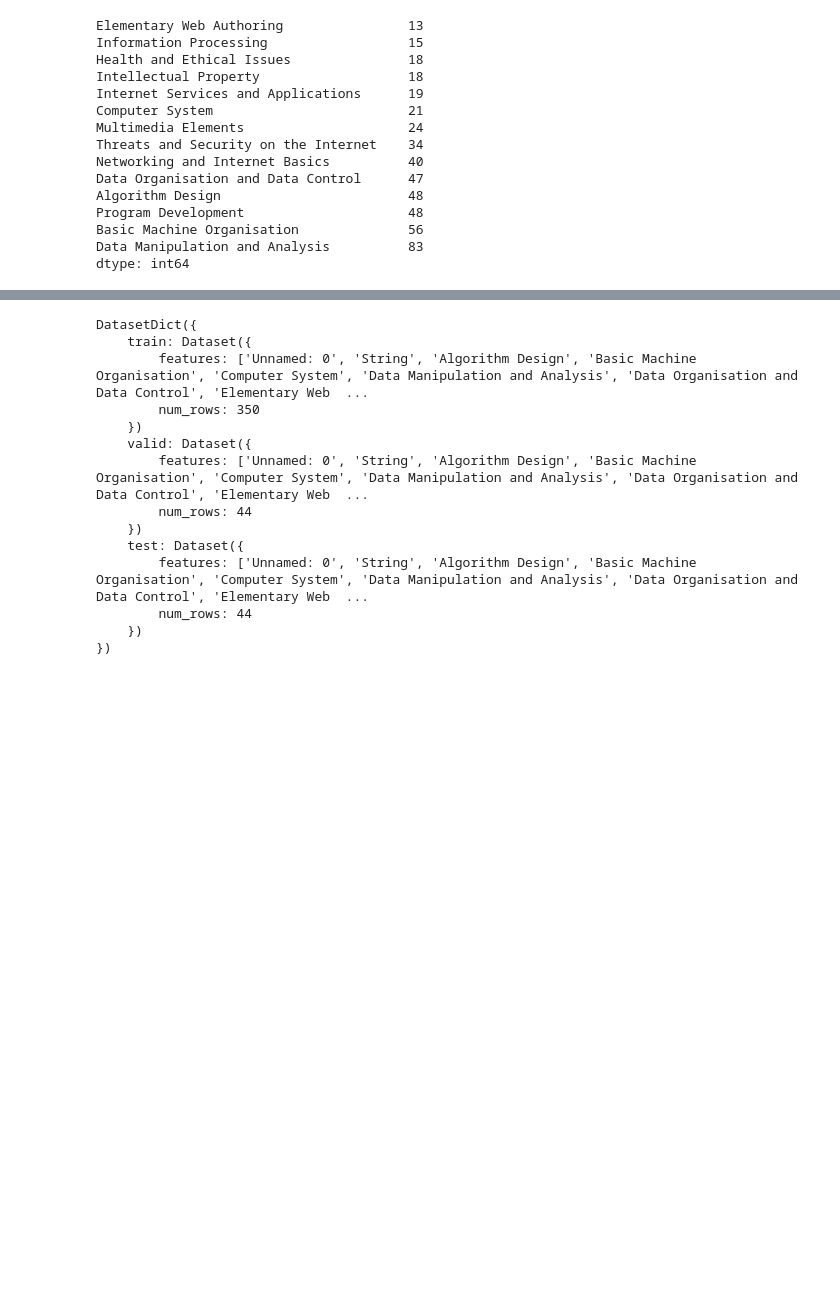
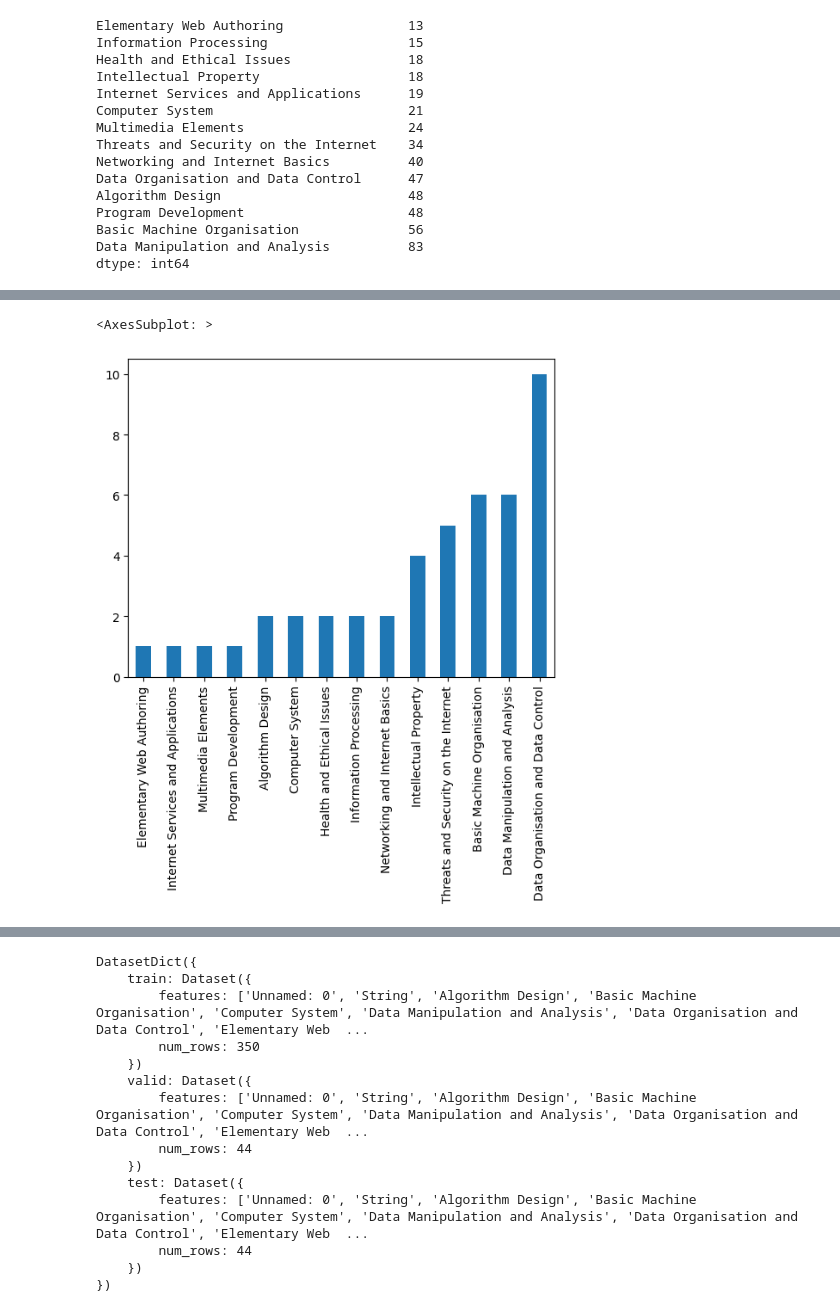
Before and after one commit to libbrary25252/QuestionModel, a Jupyter notebook: model/ProcessData.ipynb, the cells around one changed output, grey strips where cells are left out. Drawn from its saved outputs; the diff is of its cells as text; code cells hidden in the pictures; blank space fills up the shorter version.

```diff
--- a/model/ProcessData.ipynb
+++ b/model/ProcessData.ipynb
@@ -154,4 +164,9 @@ Data Manipulation and Analysis          8
 dtype: int64
+# %%
+Qdf_test[labels_original].drop(["id", "type", "topic", "newTopic"], axis=1).sum().sort_values().plot.bar()
+# %% [output]
+<AxesSubplot: >
+[figure, added]
 # %%
 Qdf_test[labels_original].drop(["id", "type", "topic", "newTopic"], axis=1).sum().sort_values()
 # %% [output]
```
Also changed, not shown: parts of 7 cells of this notebook, 7 other files.
